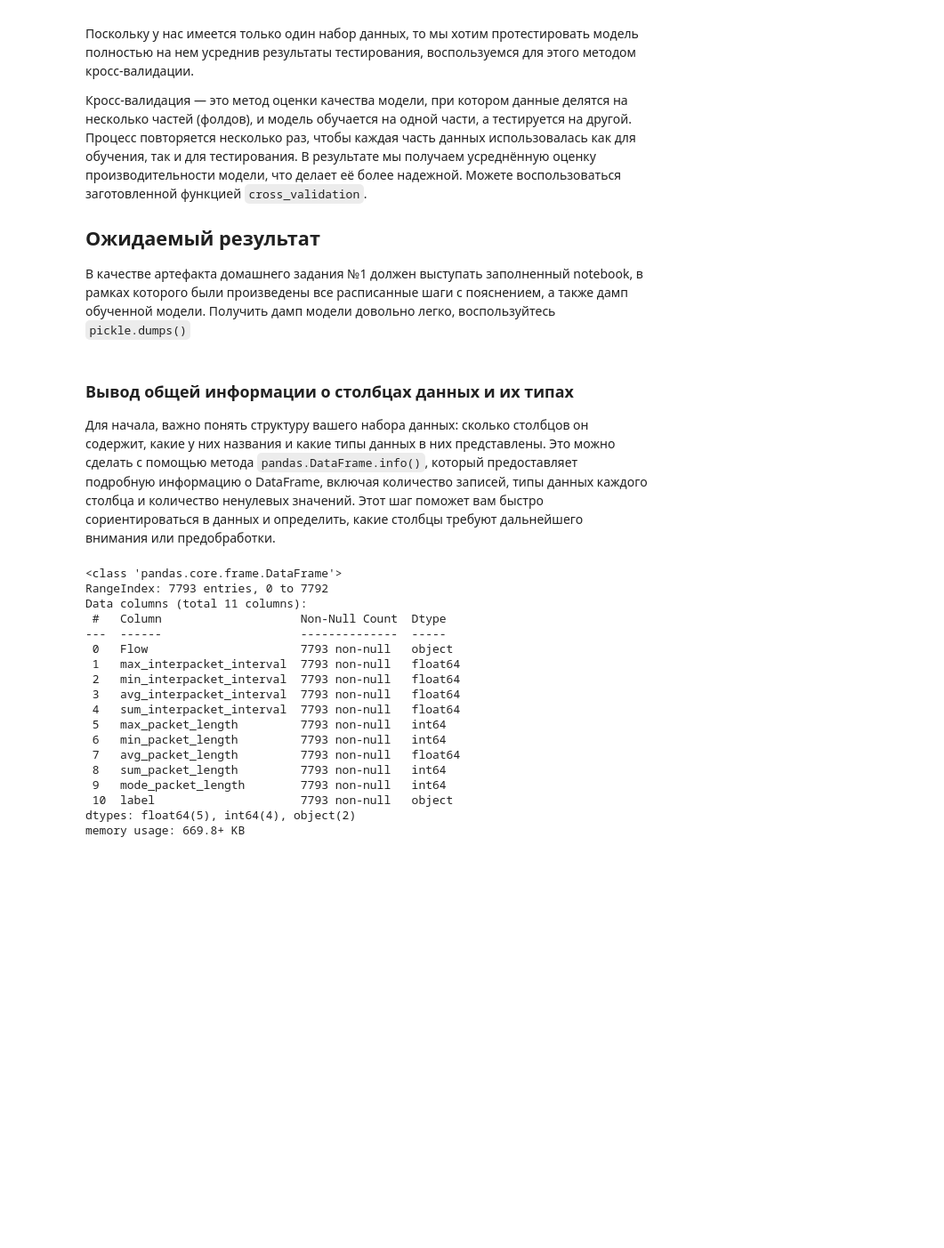
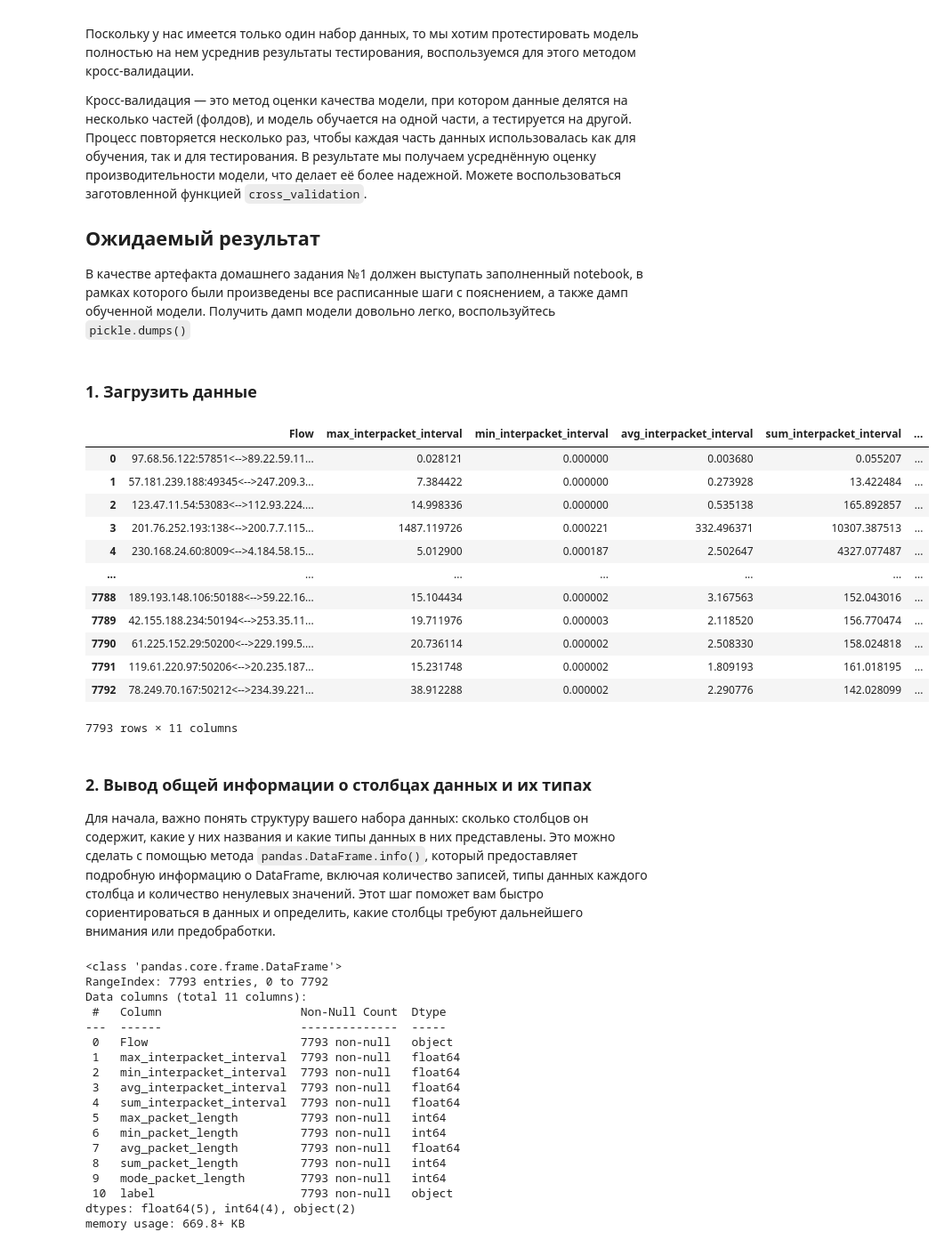
Before and after one commit to belkin-vitaliy/ai-task1, a Jupyter notebook: task1.ipynb, the cells around one changed output. Shown at 89% size. Cells and saved outputs as stored; diff of their text form; code cells hidden in the pictures; blank space fills up the shorter version.

```diff
--- a/task1.ipynb
+++ b/task1.ipynb
@@ -160,7 +179,24 @@ def cross_validation(clf, X, y):
+# %% [markdown]
+### 1. Загрузить данные
 # %%
 df = load_data('datasets/malicious.csv')
+df
+# %% [output]
+|  | Flow | max_interpacket_interval | min_interpacket_interval | avg_interpacket_interval | sum_interpacket_interval | ... |
+| 0 | 97.68.56.122:57851<-->89.22.59.11... | 0.028121 | 0.000000 | 0.003680 | 0.055207 | ... |
+| 1 | 57.181.239.188:49345<-->247.209.3... | 7.384422 | 0.000000 | 0.273928 | 13.422484 | ... |
+| 2 | 123.47.11.54:53083<-->112.93.224.... | 14.998336 | 0.000000 | 0.535138 | 165.892857 | ... |
+| 3 | 201.76.252.193:138<-->200.7.7.115... | 1487.119726 | 0.000221 | 332.496371 | 10307.387513 | ... |
+| 4 | 230.168.24.60:8009<-->4.184.58.15... | 5.012900 | 0.000187 | 2.502647 | 4327.077487 | ... |
+| ... | ... | ... | ... | ... | ... | ... |
+| 7788 | 189.193.148.106:50188<-->59.22.16... | 15.104434 | 0.000002 | 3.167563 | 152.043016 | ... |
+| 7789 | 42.155.188.234:50194<-->253.35.11... | 19.711976 | 0.000003 | 2.118520 | 156.770474 | ... |
+| 7790 | 61.225.152.29:50200<-->229.199.5.... | 20.736114 | 0.000002 | 2.508330 | 158.024818 | ... |
+| 7791 | 119.61.220.97:50206<-->20.235.187... | 15.231748 | 0.000002 | 1.809193 | 161.018195 | ... |
+| 7792 | 78.249.70.167:50212<-->234.39.221... | 38.912288 | 0.000002 | 2.290776 | 142.028099 | ... |
+7793 rows × 11 columns
 # %% [markdown]
-### Вывод общей информации о столбцах данных и их типах
+### 2. Вывод общей информации о столбцах данных и их типах
 Для начала, важно понять структуру вашего набора данных: сколько столбцов он содержит, какие у них названия и какие типы данных в них представлены. Это можно сделать с помощью метода `pandas.DataFrame.info()`, который предоставляет подробную информацию о DataFrame, включая количество записей, типы данных каждого столбца и количество ненулевых значений.
 Этот шаг поможет вам быстро сориентироваться в данных и определить, какие столбцы требуют дальнейшего внимания или предобработки.
 # %%
```
Also changed, not shown: parts of 27 cells of this notebook.
